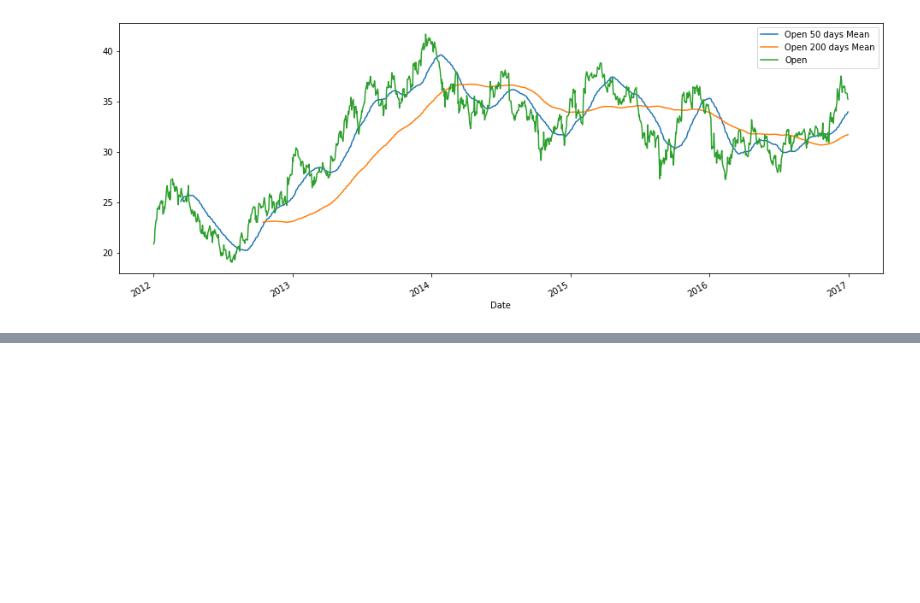
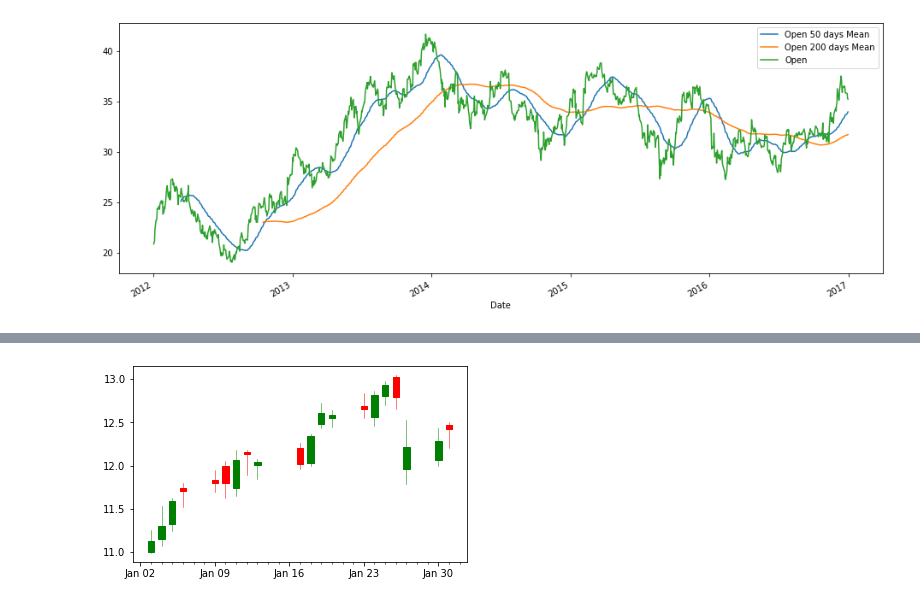
Before and after one commit to micka-sudo/analyse_bourse, a Jupyter notebook: analyse_tesla.ipynb, the cells around one changed output, grey strips where cells are left out. Saved outputs shown, nothing was run; the diff lists cells and outputs as text; code cells hidden in the pictures; blank space fills up the shorter version.

```diff
--- a/analyse_tesla.ipynb
+++ b/analyse_tesla.ipynb
@@ -131,0 +139,23 @@ scatter_matrix(df,figsize=(8,8),alpha=0.2,hist_kwds={'bins':50});
+# %%
+# Réinitialiser l'index pour obtenir une colonne des dates de janvier
+ford_reset = ford.loc['2012-01':'2012-01'].reset_index()
+
+# Créer une nouvelle colonne de valeurs numériques de "date" à utiliser par matplotlib
+ford_reset['date_ax'] = ford_reset['Date'].apply(lambda date: date2num(date))
+ford_values = [tuple(vals) for vals in ford_reset[['date_ax', 'Open', 'High', 'Low', 'Close']].values]
+
+mondays = WeekdayLocator(MONDAY) # major ticks on the mondays
+alldays = DayLocator() # minor ticks on the days
+weekFormatter = DateFormatter('%b %d') # e.g., Jan 12
+dayFormatter = DateFormatter('%d') # e.g., 12
+
+# Tracé
+fig, ax = plt.subplots()
+fig.subplots_adjust(bottom=0.2)
+ax.xaxis.set_major_locator(mondays)
+ax.xaxis.set_minor_locator(alldays)
+ax.xaxis.set_major_formatter(weekFormatter)
+
+candlestick_ohlc(ax, ford_values, width=0.6, colorup='g',colordown='r');
+# %% [output]
+[figure, added]
```
Also changed, not shown: parts of 5 cells of this notebook.
